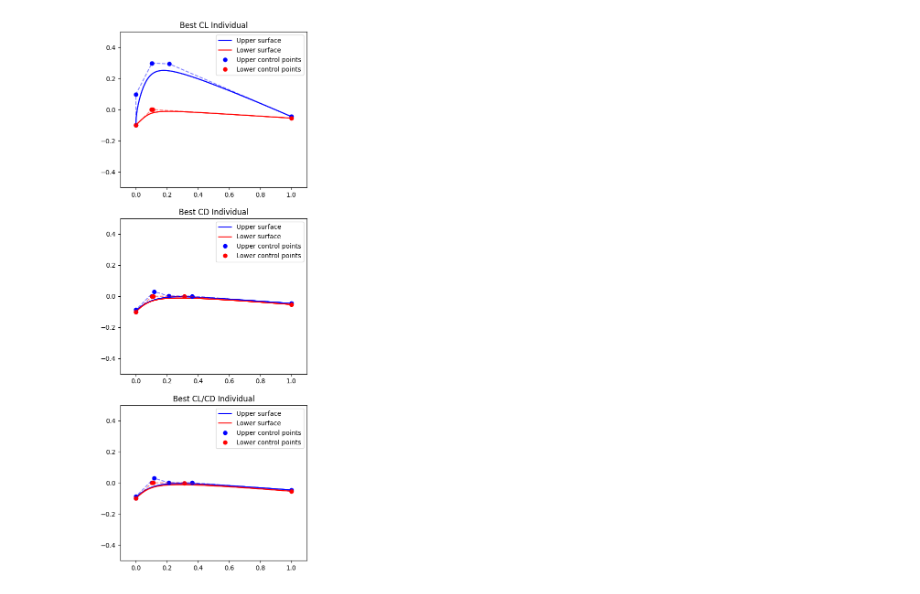
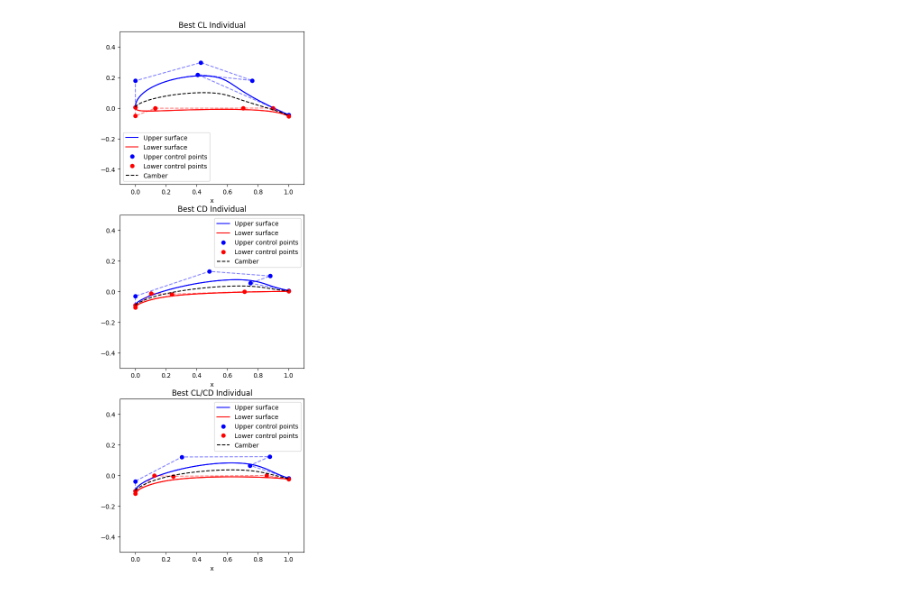
Before and after one commit to HugoxSaraiva/airfoil-optimization-ga, a Jupyter notebook: nsga2_analysis.ipynb, the cells around one changed output. Cells and saved outputs as stored; diff of their text form; code cells hidden in the pictures.

Commit message:
Adding plots with real data

```diff
--- a/nsga2_analysis.ipynb
+++ b/nsga2_analysis.ipynb
@@ -95,36 +95,42 @@ plt.show()
 # %%
 from utils.bezier_parametrization import BezierAirfoil
 control_points_shape = (6, 6)
 with open('data/runs/01/checkpoint_name_gen_149.pkl', 'rb'):
     cp = pickle.load(open(f'data/runs/{run}/checkpoint_name_gen_149.pkl', 'rb'))
     population = cp["population"]
-    # pareto = cp["pareto"]
+    pareto = cp["pareto"]
     best_cl_individuals = cp['best_cl_individuals']
     best_cd_individuals = cp['best_cd_individuals']
     best_cl_o_cd_individuals = cp['best_cl_o_cd_individuals']
-    # front = [ind for ind in pareto] # if ind.fitness.values[0] <= 0.02 and ind.fitness.values[1] >= 0.9]
+    front = [ind for ind in pareto if ind.fitness.values[0] <= 0.02 and ind.fitness.values[1] >= 0.9]
 
-best_cl_individual = best_cl_individuals[-1]
-best_cd_individual = best_cd_individuals[-1]
-best_cl_o_cd_individual = best_cl_o_cd_individuals[-1]
+best_cl_individual = max(front, key=lambda x: x.fitness.values[1])
+best_cd_individual = min(front, key=lambda x: x.fitness.values[0])
+best_cl_o_cd_individual = max(front, key=lambda x: x.fitness.values[1]/x.fitness.values[0])
 
 best_cl_airfoil = BezierAirfoil(best_cl_individual, shape=control_points_shape)
 best_cd_airfoil = BezierAirfoil(best_cd_individual, shape=control_points_shape)
 best_cl_o_cd_airfoil = BezierAirfoil(best_cl_o_cd_individual, shape=control_points_shape)
 
 fig, axs = plt.subplots(3, 1, figsize=(15, 15))
 ax1 = axs[0]
 ax2 = axs[1]
 ax3 = axs[2]
 best_cl_airfoil.plot(ax1)
+best_cl_airfoil.plot_camber(ax1, consider_chord=True, style='k--')
+ax1.legend()
 best_cd_airfoil.plot(ax2)
+best_cd_airfoil.plot_camber(ax2, consider_chord=True, style='k--')
+ax2.legend()
 best_cl_o_cd_airfoil.plot(ax3)
+best_cl_o_cd_airfoil.plot_camber(ax3, consider_chord=True, style='k--')
+ax3.legend()
 ax1.set_title("Best CL Individual")
 ax2.set_title("Best CD Individual")
 ax3.set_title("Best CL/CD Individual")
 plt.show()
 # %% [output]
-[figure, old version]
+[figure, new version]
 # %%
 from utils.bezier_parametrization import BezierAirfoil
 control_points_shape = (6, 6)
```
Also changed, not shown: parts of 6 cells of this notebook, 39 other files.
